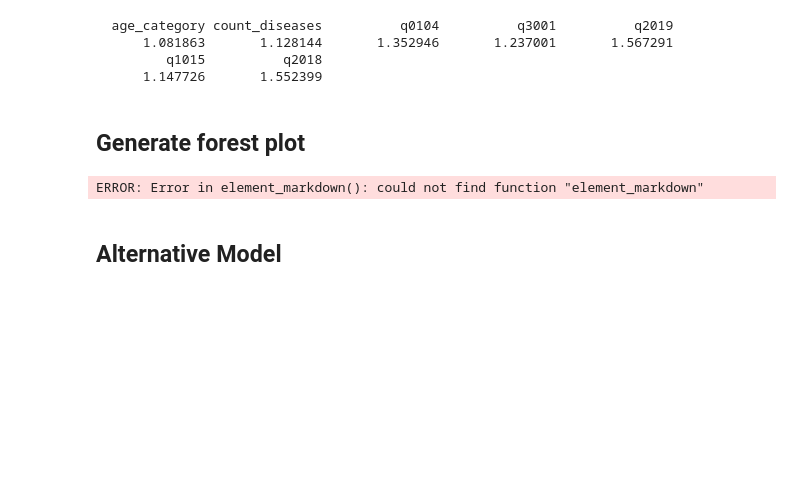
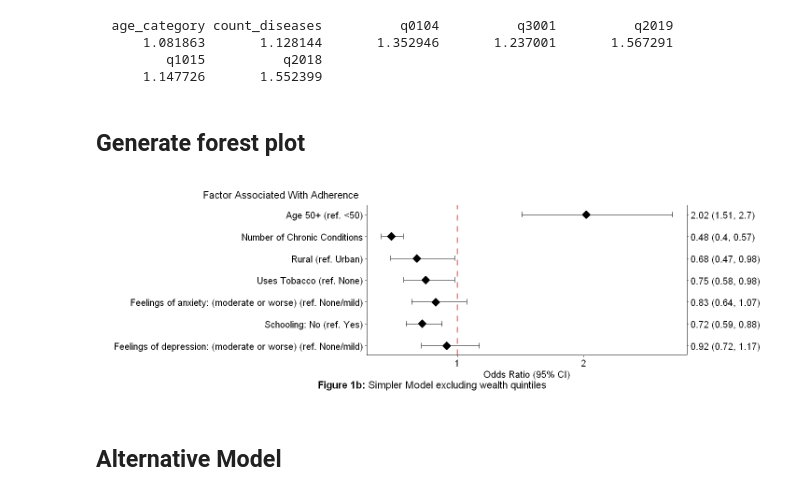
Before and after one commit to KGrewal1/SAGE2Adherence, a Jupyter notebook: SAGE2Adherence.ipynb, the cells around one changed output. Cells and saved outputs as stored; diff of their text form; code cells hidden in the pictures; blank space fills up the shorter version.

```diff
--- a/SAGE2Adherence.ipynb
+++ b/SAGE2Adherence.ipynb
@@ -1179,35 +1179,35 @@ plot1 <- ggplot(dat, aes(y = Index, x = OR)) +
   geom_errorbarh(aes(xmin = LL, xmax = UL), height = 0.25) +
   geom_vline(xintercept = 1, color = "red", linetype = "dashed", cex = 1, alpha = 0.5) +
   scale_y_continuous(name = "", breaks=1:length(OR), labels = dat$label, trans = "reverse",
         sec.axis = sec_axis(~.,
                     breaks = 1:length(OR),
                     labels = paste(round(OR, 2),
                         " (",round(LL, 2),
                          ", ", round(UL,2), ")", sep = ""  ))) +
   xlab("Odds Ratio (95% CI)") +
   ylab(" ") +
   ggtitle("Factor Associated With Adherence") +
-  labs(tag = expression(paste(atop(bold("Lymph nodal yield"),"UICC Stage I and II\nn=292")))) +
+  labs(tag = expression(paste(bold("Figure 1b:")," Simpler Model excluding wealth quintiles"))) +
   theme_bw() +
   theme(plot.title = element_text(hjust = -1),
         plot.tag.position = "bottom",
         plot.tag = element_text(face = "plain", size = 13),
         panel.border = element_blank(),
         panel.background = element_blank(),
         panel.grid.major = element_blank(),
         panel.grid.minor = element_blank(),
         axis.line = element_line(colour = "black"),
         axis.text.y = element_text(size = 12, colour = "black"),
         axis.text.x.bottom = element_text(size = 12, colour = "black"),
         axis.title.x = element_text(size = 12, colour = "black"),
         plot.margin = margin(t = 15,  # Top margin
                              r = 10,  # Right margin
                              b = 15,  # Bottom margin
                              l = 10)) # Left margin)
 plot1
 ggsave(file="Figures/ForestPlotWeighted.jpg", width=12, height=4, dpi=600)
 # %% [output]
-ERROR: Error in element_markdown(): could not find function "element_markdown"
+[figure, added]
 # %% [markdown]
 ## Alternative Model
 # %%
```
Also changed, not shown: parts of 2 cells of this notebook.
